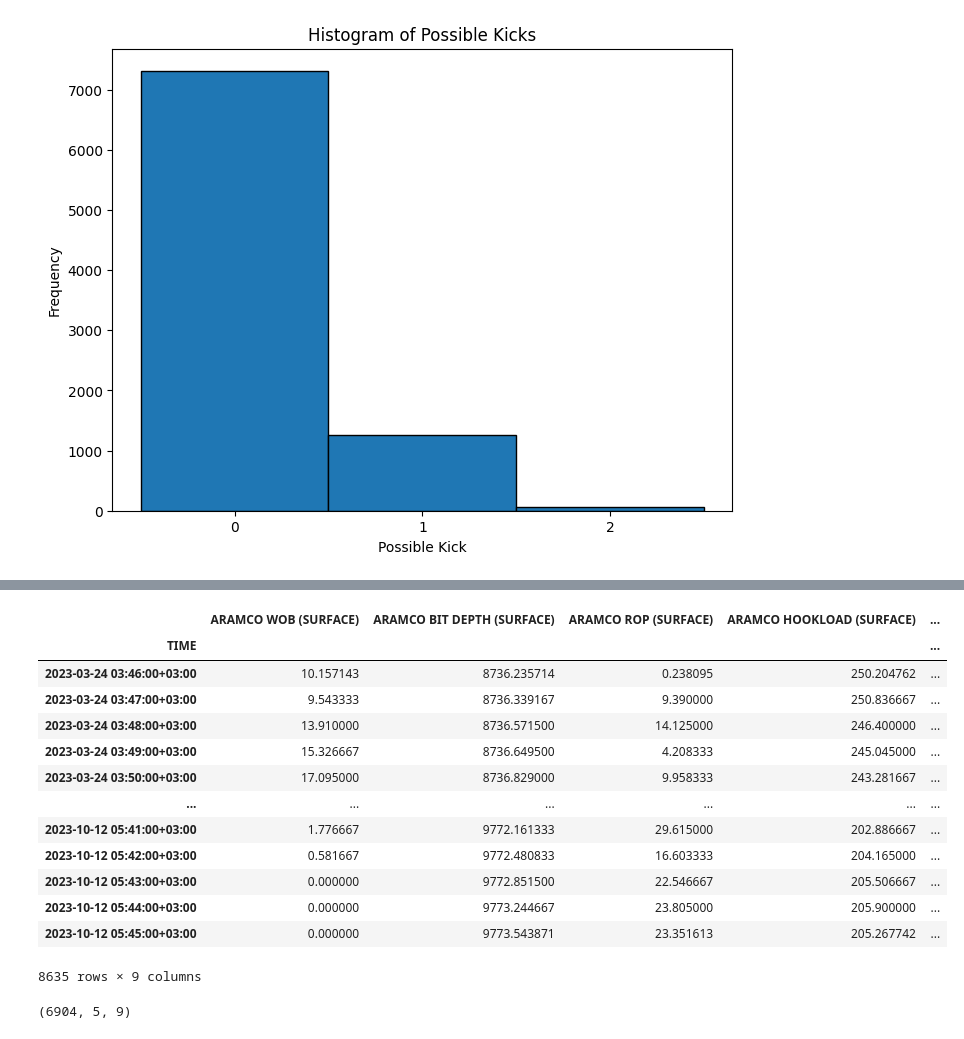
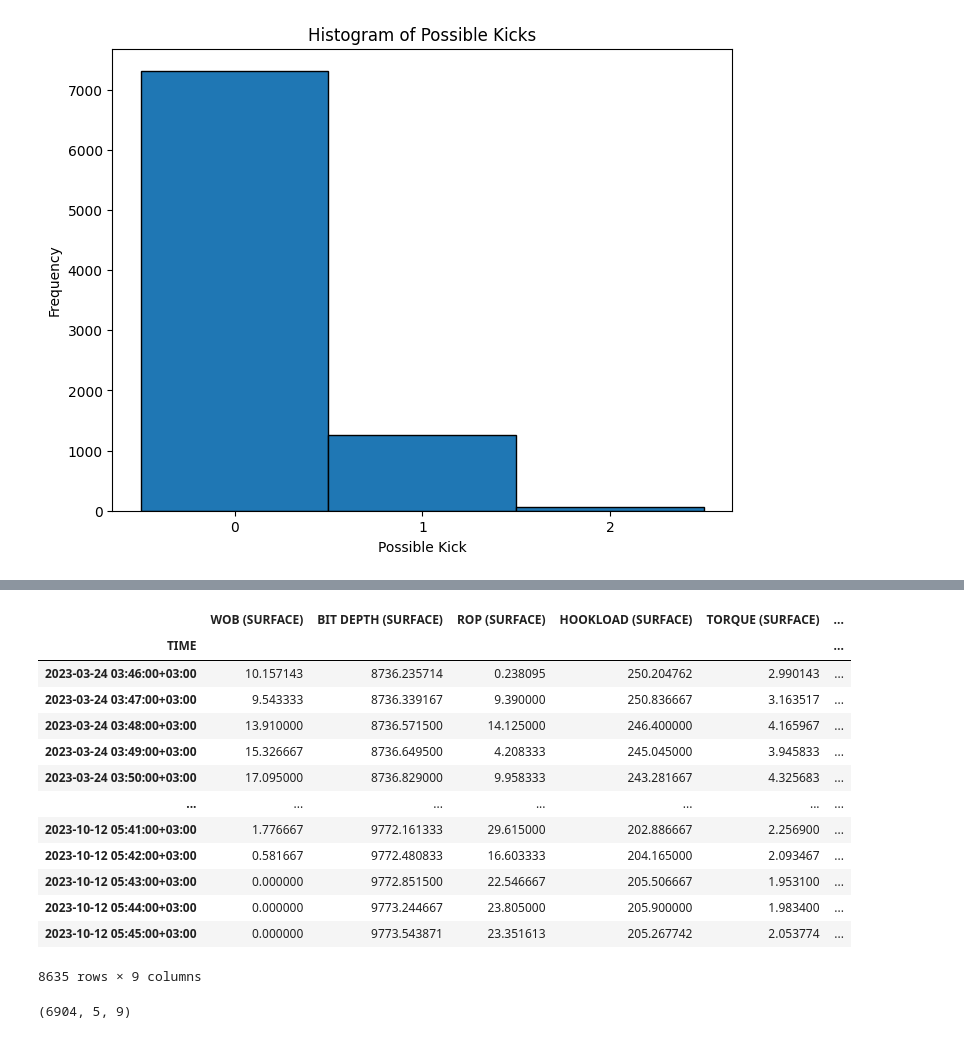
Before and after one commit to nkosimate/LSTM-autoencoder, a Jupyter notebook: LSTM_AE_with_labelled_data_seconds.ipynb, the cells around one changed output, grey strips where cells are left out. Saved outputs shown, nothing was run; the diff lists cells and outputs as text; code cells hidden in the pictures.

```diff
--- a/LSTM_AE_with_labelled_data_seconds.ipynb
+++ b/LSTM_AE_with_labelled_data_seconds.ipynb
@@ -118,6 +118,6 @@ ARAMCO SPM1 (SURFACE)                                 object
 dtype: object
 # %%
 #Create new dataframe object without "Heartbeat" data
-df_final = df[df['ARAMCO DEPTH (SURFACE)']>=0]
+df_final = df[df[' DEPTH (SURFACE)']>=0]
 df_final
 # %% [output]
@@ -142,8 +142,8 @@ A value is trying to be set on a copy of a slice from a DataFrame
 See the caveats in the documentation: https://pandas.pydata.org/pandas-docs/stable/user_guide/indexing.html#returning-a-view-versus-a-copy
   df_final.fillna(method='bfill', inplace=True)
 # %%
-col_to_drop = ['ARAMCO TTV (SURFACE)','ARAMCO TVT (SURFACE)','ARAMCO MLOG LAG DEPTH',
-               'ARAMCO SPM3 (SURFACE)', 'ARAMCO SPM2 (SURFACE)','ARAMCO SPM1 (SURFACE)','ARAMCO TTV2 (SURFACE)']
+col_to_drop = [' TTV (SURFACE)',' TVT (SURFACE)',' MLOG LAG DEPTH',
+               ' SPM3 (SURFACE)', ' SPM2 (SURFACE)',' SPM1 (SURFACE)',' TTV2 (SURFACE)']
 df_final = df_final.drop(columns=col_to_drop)
 df_final
 # %% [markdown]
@@ -152,8 +152,8 @@ df_final
 We only need to check for the data when there is on bottom drilling thus, we need the bit depth and the depth to be the same and the ROP to be greater than zero.
 # %%
 #only get data when it is on bottom drilling and that is when bit depth == depth
-drilling_df = df_final[df_final['ARAMCO BIT DEPTH (SURFACE)'] == df_final['ARAMCO DEPTH (SURFACE)']]
-drilling_df = drilling_df[drilling_df['ARAMCO ROP (SURFACE)'] > 0]
+drilling_df = df_final[df_final[' BIT DEPTH (SURFACE)'] == df_final[' DEPTH (SURFACE)']]
+drilling_df = drilling_df[drilling_df[' ROP (SURFACE)'] > 0]
 drilling_df = drilling_df.reset_index(drop = True)
 drilling_df
 # %% [output]
@@ -172,11 +172,11 @@ drilling_df
 8635 rows × 13 columns
 # %%
-drilling_df['flow_rate_change_in5'] = drilling_df['ARAMCO FLOW OUT (SURFACE)'].rolling(window=60).apply(lambda x:(x.iloc[-1] - x.iloc[0]))
-drilling_df['TVA_change_in5'] = drilling_df['ARAMCO TVA (SURFACE)'].rolling(window=60).apply(lambda x:(x.iloc[-1] - x.iloc[0]))
-drilling_df['ROP_change_in5'] = drilling_df['ARAMCO ROP (SURFACE)'].rolling(window=60).apply(lambda x:(x.iloc[-1] - x.iloc[0]))
-drilling_df['SPP_change_in5'] = drilling_df['ARAMCO SPP (SURFACE)'].rolling(window=60).apply(lambda x:(x.iloc[-1] - x.iloc[0]))
-drilling_df['WOB_change_in5'] = drilling_df['ARAMCO WOB (SURFACE)'].rolling(window=60).apply(lambda x:(x.iloc[-1] - x.iloc[0]))
-drilling_df['Flow_in_change_in5'] = drilling_df['ARAMCO FLOW IN (SURFACE)'].rolling(window=60).apply(lambda x:(x.iloc[-1] - x.iloc[0]))
+drilling_df['flow_rate_change_in5'] = drilling_df[' FLOW OUT (SURFACE)'].rolling(window=60).apply(lambda x:(x.iloc[-1] - x.iloc[0]))
+drilling_df['TVA_change_in5'] = drilling_df[' TVA (SURFACE)'].rolling(window=60).apply(lambda x:(x.iloc[-1] - x.iloc[0]))
+drilling_df['ROP_change_in5'] = drilling_df[' ROP (SURFACE)'].rolling(window=60).apply(lambda x:(x.iloc[-1] - x.iloc[0]))
+drilling_df['SPP_change_in5'] = drilling_df[' SPP (SURFACE)'].rolling(window=60).apply(lambda x:(x.iloc[-1] - x.iloc[0]))
+drilling_df['WOB_change_in5'] = drilling_df[' WOB (SURFACE)'].rolling(window=60).apply(lambda x:(x.iloc[-1] - x.iloc[0]))
+drilling_df['Flow_in_change_in5'] = drilling_df[' FLOW IN (SURFACE)'].rolling(window=60).apply(lambda x:(x.iloc[-1] - x.iloc[0]))
 
 # Initialize the score
 drilling_df['score'] = 0
@@ -278,23 +278,23 @@ drilling_df
 8635 rows × 20 columns
 # %%
 # Drop non-numerical and unnecessary columns
-data = drilling_df.drop(columns=['ARAMCO BLOCK POSITION (SURFACE)','ARAMCO FLOW IN (SURFACE)','ARAMCO DEPTH (SURFACE)','ARAMCO RPM (SURFACE)','flow_rate_change_in5', 'TVA_change_in5', 'ROP_change_in5', 'SPP_change_in5', 'WOB_change_in5',
+data = drilling_df.drop(columns=[' BLOCK POSITION (SURFACE)',' FLOW IN (SURFACE)',' DEPTH (SURFACE)',' RPM (SURFACE)','flow_rate_change_in5', 'TVA_change_in5', 'ROP_change_in5', 'SPP_change_in5', 'WOB_change_in5',
                'Flow_in_change_in5', 'score',])
 data
 # %% [output]
-|  | ARAMCO WOB (SURFACE) | ARAMCO BIT DEPTH (SURFACE) | ARAMCO ROP (SURFACE) | ARAMCO HOOKLOAD (SURFACE) | ... |
-| TIME |  |  |  |  | ... |
-| 2023-03-24 03:46:00+03:00 | 10.157143 | 8736.235714 | 0.238095 | 250.204762 | ... |
-| 2023-03-24 03:47:00+03:00 | 9.543333 | 8736.339167 | 9.390000 | 250.836667 | ... |
-| 2023-03-24 03:48:00+03:00 | 13.910000 | 8736.571500 | 14.125000 | 246.400000 | ... |
-| 2023-03-24 03:49:00+03:00 | 15.326667 | 8736.649500 | 4.208333 | 245.045000 | ... |
-| 2023-03-24 03:50:00+03:00 | 17.095000 | 8736.829000 | 9.958333 | 243.281667 | ... |
-| ... | ... | ... | ... | ... | ... |
-| 2023-10-12 05:41:00+03:00 | 1.776667 | 9772.161333 | 29.615000 | 202.886667 | ... |
-| 2023-10-12 05:42:00+03:00 | 0.581667 | 9772.480833 | 16.603333 | 204.165000 | ... |
-| 2023-10-12 05:43:00+03:00 | 0.000000 | 9772.851500 | 22.546667 | 205.506667 | ... |
-| 2023-10-12 05:44:00+03:00 | 0.000000 | 9773.244667 | 23.805000 | 205.900000 | ... |
-| 2023-10-12 05:45:00+03:00 | 0.000000 | 9773.543871 | 23.351613 | 205.267742 | ... |
+|  | WOB (SURFACE) | BIT DEPTH (SURFACE) | ROP (SURFACE) | HOOKLOAD (SURFACE) | TORQUE (SURFACE) | ... |
+| TIME |  |  |  |  |  | ... |
+| 2023-03-24 03:46:00+03:00 | 10.157143 | 8736.235714 | 0.238095 | 250.204762 | 2.990143 | ... |
+| 2023-03-24 03:47:00+03:00 | 9.543333 | 8736.339167 | 9.390000 | 250.836667 | 3.163517 | ... |
+| 2023-03-24 03:48:00+03:00 | 13.910000 | 8736.571500 | 14.125000 | 246.400000 | 4.165967 | ... |
+| 2023-03-24 03:49:00+03:00 | 15.326667 | 8736.649500 | 4.208333 | 245.045000 | 3.945833 | ... |
+| 2023-03-24 03:50:00+03:00 | 17.095000 | 8736.829000 | 9.958333 | 243.281667 | 4.325683 | ... |
+| ... | ... | ... | ... | ... | ... | ... |
+| 2023-10-12 05:41:00+03:00 | 1.776667 | 9772.161333 | 29.615000 | 202.886667 | 2.256900 | ... |
+| 2023-10-12 05:42:00+03:00 | 0.581667 | 9772.480833 | 16.603333 | 204.165000 | 2.093467 | ... |
+| 2023-10-12 05:43:00+03:00 | 0.000000 | 9772.851500 | 22.546667 | 205.506667 | 1.953100 | ... |
+| 2023-10-12 05:44:00+03:00 | 0.000000 | 9773.244667 | 23.805000 | 205.900000 | 1.983400 | ... |
+| 2023-10-12 05:45:00+03:00 | 0.000000 | 9773.543871 | 23.351613 | 205.267742 | 2.053774 | ... |
 8635 rows × 9 columns
 # %%
 import pandas as pd
```
Also changed, not shown: parts of 7 cells of this notebook.
